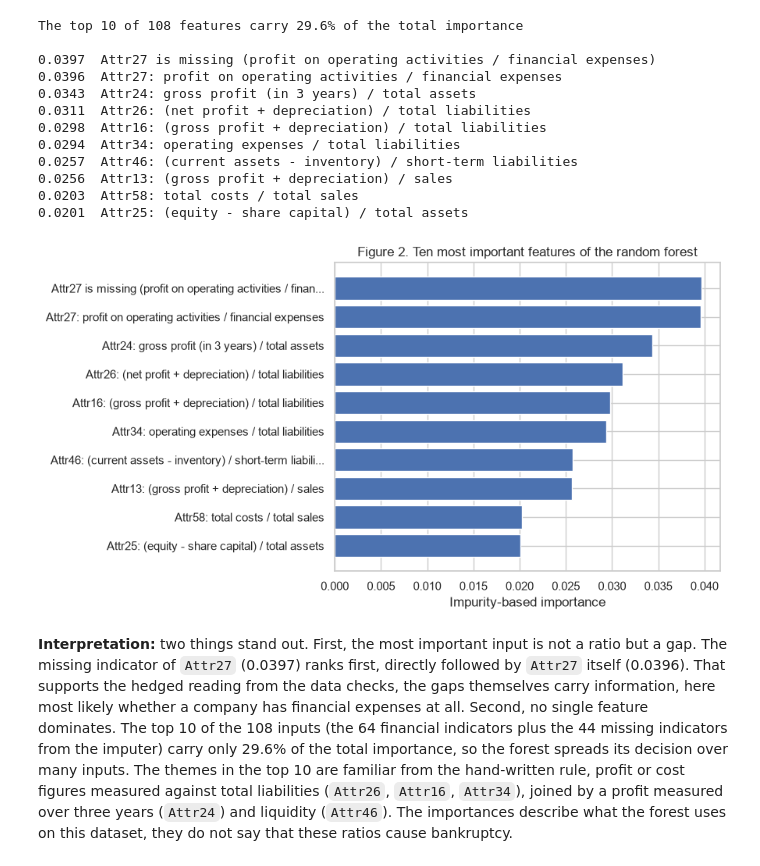
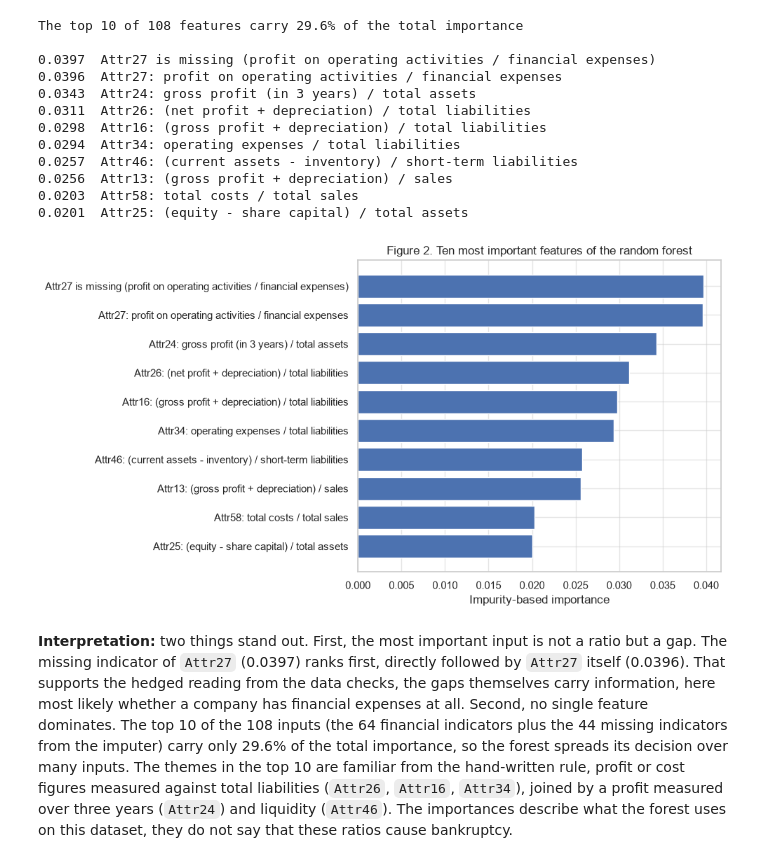
Before and after one commit to mauroreverberi/machine-learning-foundations, a Jupyter notebook: modeling.ipynb, the cells around one changed output. Saved outputs shown, nothing was run; the diff lists cells and outputs as text; code cells hidden in the pictures.

```diff
--- a/modeling.ipynb
+++ b/modeling.ipynb
@@ -567,16 +567,16 @@ The top 10 of 108 features carry 29.6% of the total importance
 0.0201  Attr25: (equity - share capital) / total assets
 # %%
 labels = [describe_feature(name) for name in top10.index]
-labels = [text if len(text) <= 60 else text[:57] + "..." for text in labels]
+labels = [text if len(text) <= 80 else text[:77] + "..." for text in labels]
 
-fig, ax = plt.subplots(figsize=(9, 5))
+fig, ax = plt.subplots(figsize=(10, 5.5))
 ax.barh(labels[::-1], top10.to_numpy()[::-1])
 ax.set_title("Figure 2. Ten most important features of the random forest")
 ax.set_xlabel("Impurity-based importance")
 plt.tight_layout()
 plt.show()
 # %% [output]
-[figure, old version]
+[figure, new version]
 # %% [markdown]
 **Interpretation:** two things stand out. First, the most important input is not a ratio but a gap. The missing indicator of `Attr27` (0.0397) ranks first, directly followed by `Attr27` itself (0.0396). That supports the hedged reading from the data checks, the gaps themselves carry information, here most likely whether a company has financial expenses at all. Second, no single feature dominates. The top 10 of the 108 inputs (the 64 financial indicators plus the 44 missing indicators from the imputer) carry only 29.6% of the total importance, so the forest spreads its decision over many inputs. The themes in the top 10 are familiar from the hand-written rule, profit or cost figures measured against total liabilities (`Attr26`, `Attr16`, `Attr34`), joined by a profit measured over three years (`Attr24`) and liquidity (`Attr46`). The importances describe what the forest uses on this dataset, they do not say that these ratios cause bankruptcy.
 # %% [markdown]
```
Also changed, not shown: parts of 3 cells of this notebook, 2 other files.
